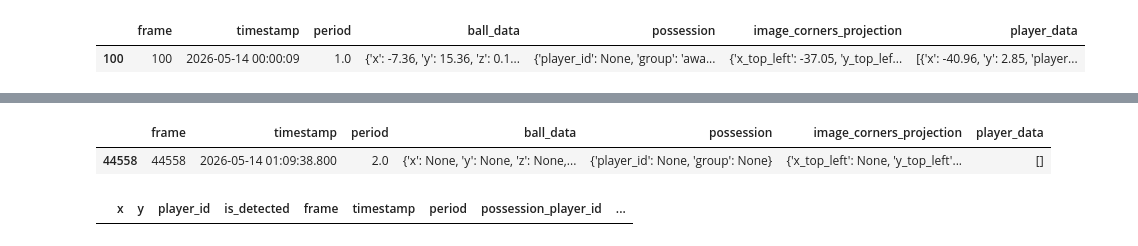
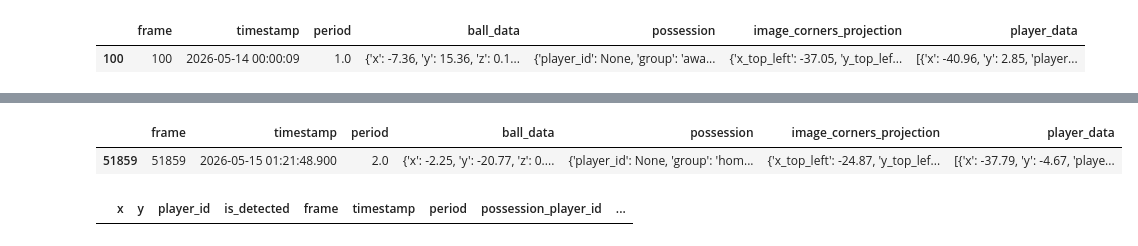
Before and after one commit to MihirT906/PlayTactix, a Jupyter notebook: backend/services/test_data_ingestion.ipynb, the cells around one changed output, grey strips where cells are left out. Drawn from its saved outputs; the diff is of its cells as text; code cells hidden in the pictures.

```diff
--- a/backend/services/test_data_ingestion.ipynb
+++ b/backend/services/test_data_ingestion.ipynb
@@ -42,8 +132,8 @@ TypeError: Index(...) must be called with a collection of some kind, False was p
 # %%
-bronze_tracking_data[bronze_tracking_data['frame'] == 44558]
+bronze_tracking_data[bronze_tracking_data['frame'] == 51859]
 # %% [output]
 |  | frame | timestamp | period | ball_data | possession | image_corners_projection | player_data |
-| 44558 | 44558 | 2026-05-14 01:09:38.800 | 2.0 | {'x': None, 'y': None, 'z': None,... | {'player_id': None, 'group': None} | {'x_top_left': None, 'y_top_left'... | [] |
+| 51859 | 51859 | 2026-05-15 01:21:48.900 | 2.0 | {'x': -2.25, 'y': -20.77, 'z': 0.... | {'player_id': None, 'group': 'hom... | {'x_top_left': -24.87, 'y_top_lef... | [{'x': -37.79, 'y': -4.67, 'playe... |
 # %%
 silver_tracking_data[silver_tracking_data['frame'] == 44558]
 # %% [output]
```
Also changed, not shown: parts of 7 cells of this notebook, 8 other files.
